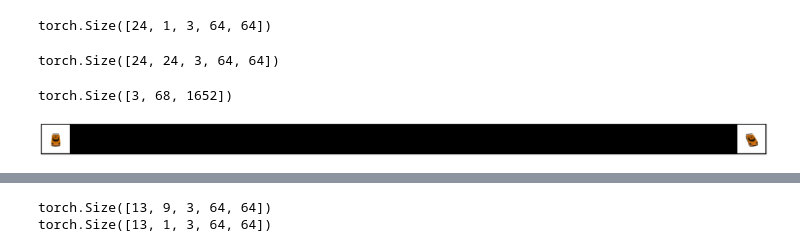
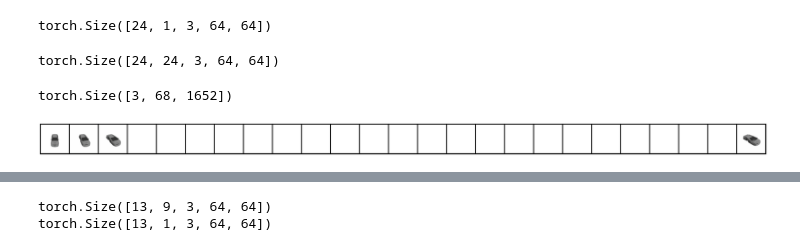
Before and after one commit to bronemos/view-fusion, a Jupyter notebook: utils/analysis.ipynb, the cells around one changed output, grey strips where cells are left out. Saved outputs shown, nothing was run; the diff lists cells and outputs as text; code cells hidden in the pictures.

```diff
--- a/utils/analysis.ipynb
+++ b/utils/analysis.ipynb
@@ -113,7 +113,8 @@ show(view_weights, n_y=variable_weight_arr.shape[2]+1)
 # %%
 i = 1
-ar_src = "/scratch/work/spieglb1/view-fusion/logs/2024-01-17T15-13-15-multi-view-composable-variable-small-v100-generate/ar"
+ar_src = "/scratch/work/spieglb1/view-fusion/logs/2024-03-09T18-50-06-small-v100-4-withheld-eval/ar"
 generated_samples = torch.clamp(torch.load(os.path.join(ar_src, f"samples_{i}.pt"), map_location=torch.device("cpu")), 0, 1)
 all_views = torch.load(os.path.join(ar_src, f"all_views.pt"), map_location=torch.device("cpu"))
 targets = make_grid(all_views.squeeze(), nrow=24, scale_each=False)
-show(targets)
+
+save_image(targets, "ground_truth_car.png")
@@ -157,12 +156,12 @@ torch.Size([24, 24, 3, 64, 64])
 # %%
 joint = [torch.cat((cond, sample)) for sample, cond in zip(all_samples, conds_padded)]
 # %%
-joint_grid = make_grid(joint[0], nrow=25)
+joint_grid = make_grid(joint[2], nrow=25)
 print(joint_grid.shape)
 show(joint_grid)
 # %% [output]
 torch.Size([3, 68, 1652])
-[figure, old version]
+[figure, new version]
 # %%
 frames = [torch.clamp(rearrange(sample.squeeze(), "c h w -> h w c"), 0, 1) for sample in sample_list]
 imageio.mimsave(
```
Also changed, not shown: parts of 12 cells of this notebook, 13 other files.
